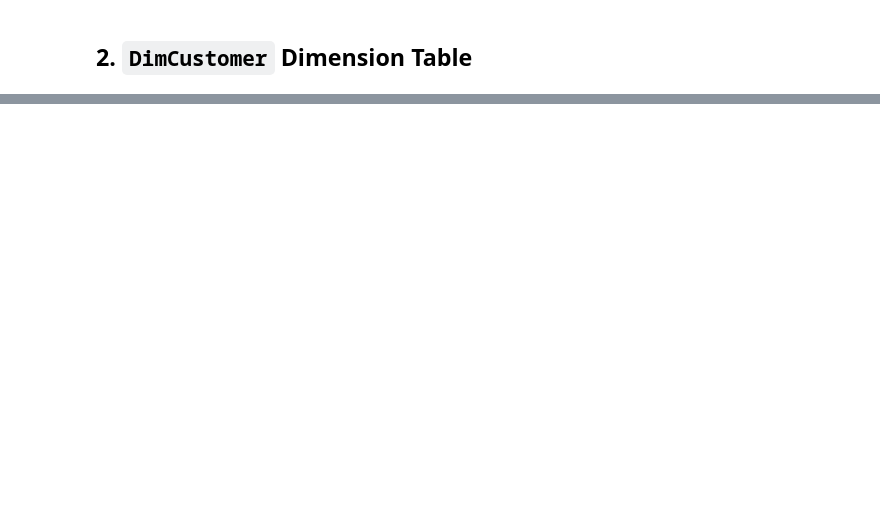
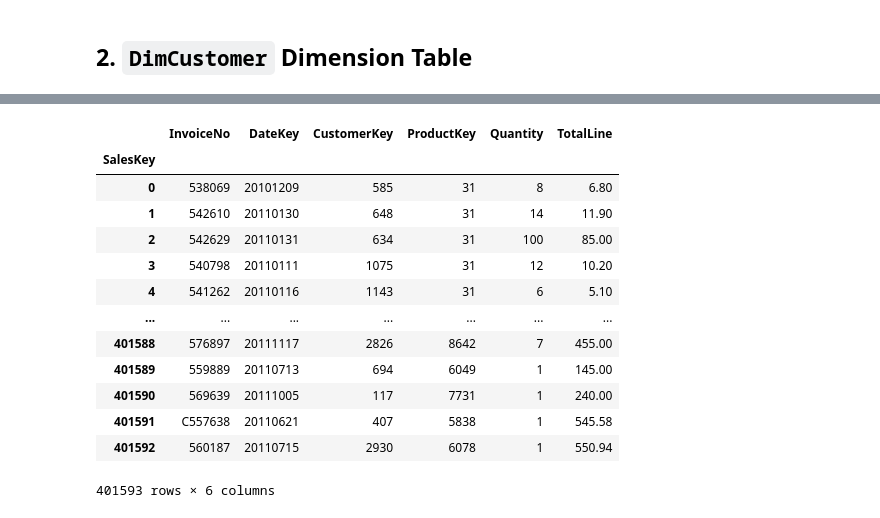
Before and after one commit to yossef-elmahdy/technical-assessment, a Jupyter notebook: jupyter-data/data_warehouse_build.ipynb, the cells around one changed output, grey strips where cells are left out. Drawn from its saved outputs; the diff is of its cells as text; code cells hidden in the pictures; blank space fills up the shorter version.

```diff
--- a/jupyter-data/data_warehouse_build.ipynb
+++ b/jupyter-data/data_warehouse_build.ipynb
@@ -182,0 +232,21 @@ Finished insertion in 0.099s
+# %%
+sql = '''
+SELECT "InvoiceNo"
+	, "DateKey"
+	, "CustomerKey"
+	, "ProductKey"
+	, "Quantity"
+	, ROUND(CAST("Quantity" * ret."UnitPrice" AS numeric), 2) AS "TotalLine"
+FROM online_retail_cleaned AS ret
+JOIN "DimDate" AS DimDate
+	ON DimDate."DateKey" = CAST(to_char(date_trunc('day', ret."InvoiceDate")::date, 'YYYYMMDD') AS INT)
+INNER JOIN "DimCustomer" AS DimCustomer
+	ON DimCustomer."CustomerID" = ret."CustomerID"
+	AND DimCustomer."Country" = ret."Country"
+INNER JOIN "DimProduct"
+	ON "DimProduct"."StockCode" = ret."StockCode"
+	AND "DimProduct"."Description" = ret."Description"
+	AND "DimProduct"."UnitPrice" = ret."UnitPrice"
+'''
+retail_sales_df = pd.read_sql(sql, db_engine)
+retail_sales_df
@@ -182,0 +277,20 @@ Finished insertion in 0.099s
+# %%
+retail_sales_df = retail_sales_df.reset_index(drop=True)
+retail_sales_df['SalesKey'] = retail_sales_df.index
+retail_sales_df = retail_sales_df.set_index('SalesKey')
+retail_sales_df
+# %% [output]
+|  | InvoiceNo | DateKey | CustomerKey | ProductKey | Quantity | TotalLine |
+| SalesKey |  |  |  |  |  |  |
+| 0 | 538069 | 20101209 | 585 | 31 | 8 | 6.80 |
+| 1 | 542610 | 20110130 | 648 | 31 | 14 | 11.90 |
+| 2 | 542629 | 20110131 | 634 | 31 | 100 | 85.00 |
+| 3 | 540798 | 20110111 | 1075 | 31 | 12 | 10.20 |
+| 4 | 541262 | 20110116 | 1143 | 31 | 6 | 5.10 |
+| ... | ... | ... | ... | ... | ... | ... |
+| 401588 | 576897 | 20111117 | 2826 | 8642 | 7 | 455.00 |
+| 401589 | 559889 | 20110713 | 694 | 6049 | 1 | 145.00 |
+| 401590 | 569639 | 20111005 | 117 | 7731 | 1 | 240.00 |
+| 401591 | C557638 | 20110621 | 407 | 5838 | 1 | 545.58 |
+| 401592 | 560187 | 20110715 | 2930 | 6078 | 1 | 550.94 |
+401593 rows × 6 columns
```
Also changed, not shown: parts of 24 cells of this notebook, 5 other files.
